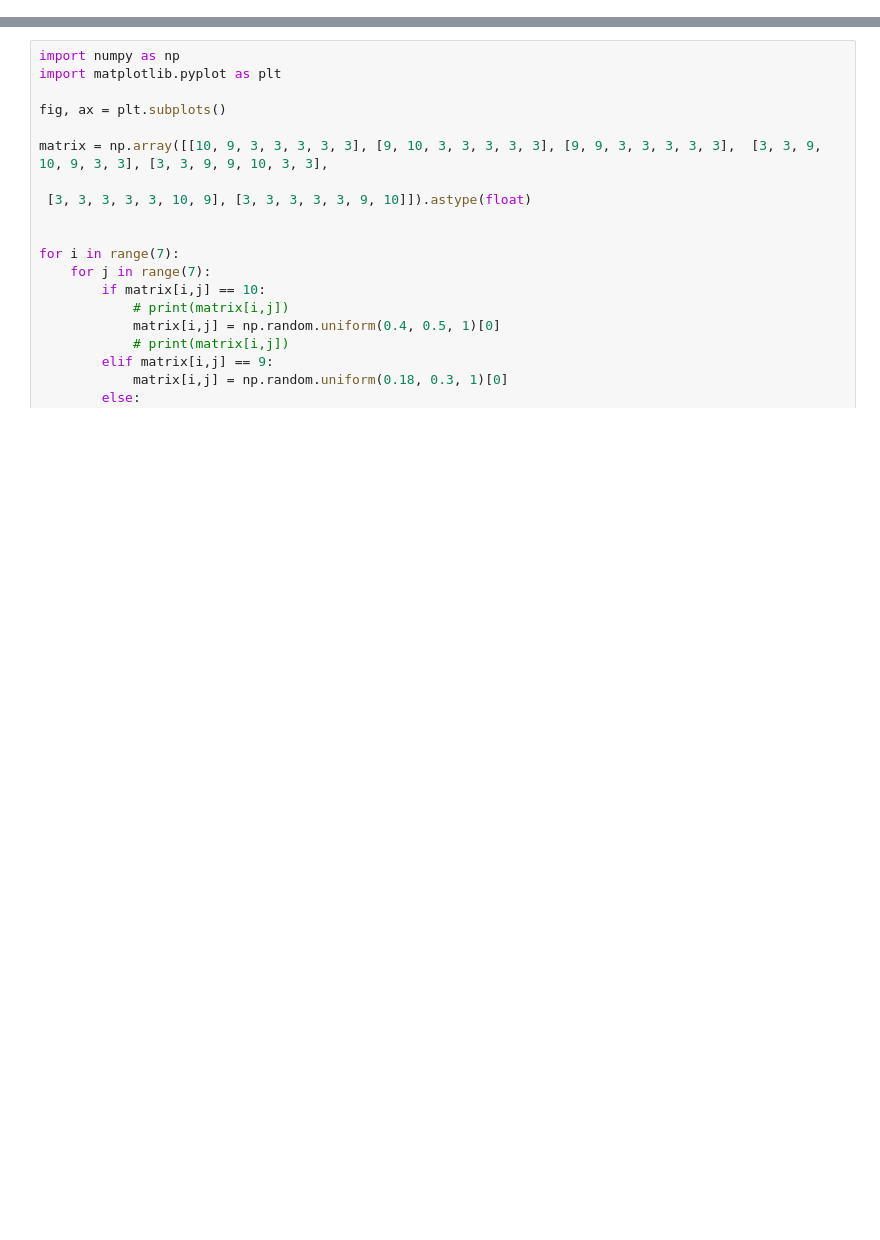
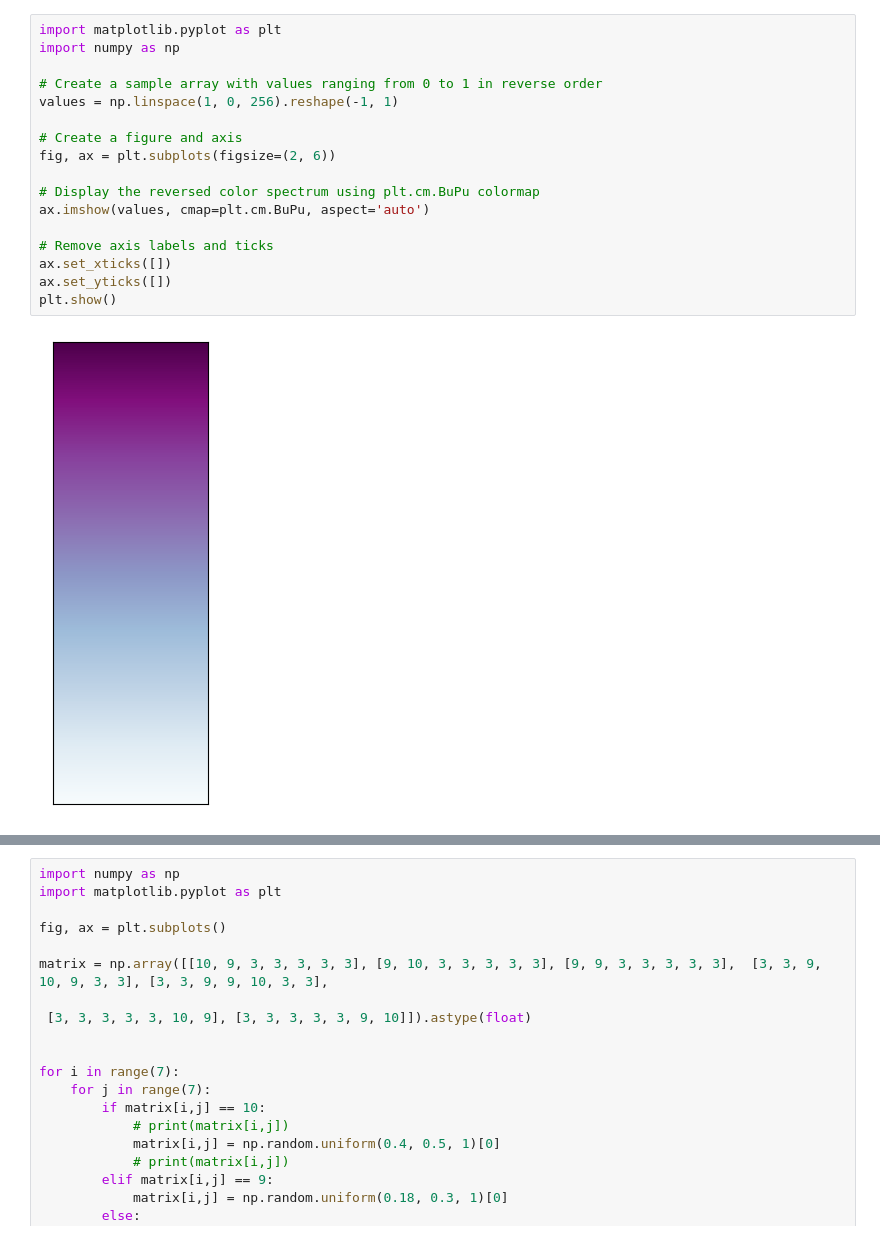
Before and after one commit to HangerYang/RoCLIP, a Jupyter notebook: CyCLIP/fig.ipynb, the cells around one changed output, grey strips where cells are left out. Cells and saved outputs as stored; diff of their text form; blank space fills up the shorter version.

```diff
--- a/CyCLIP/fig.ipynb
+++ b/CyCLIP/fig.ipynb
@@ -29,0 +59,19 @@ plt.axis('off')
+# %%
+import matplotlib.pyplot as plt
+import numpy as np
+
+# Create a sample array with values ranging from 0 to 1 in reverse order
+values = np.linspace(1, 0, 256).reshape(-1, 1)
+
+# Create a figure and axis
+fig, ax = plt.subplots(figsize=(2, 6))
+
+# Display the reversed color spectrum using plt.cm.BuPu colormap
+ax.imshow(values, cmap=plt.cm.BuPu, aspect='auto')
+
+# Remove axis labels and ticks
+ax.set_xticks([])
+ax.set_yticks([])
+plt.show()
+# %% [output]
+[figure, added]
```
Also changed, not shown: parts of 9 cells of this notebook, 7 other files.
